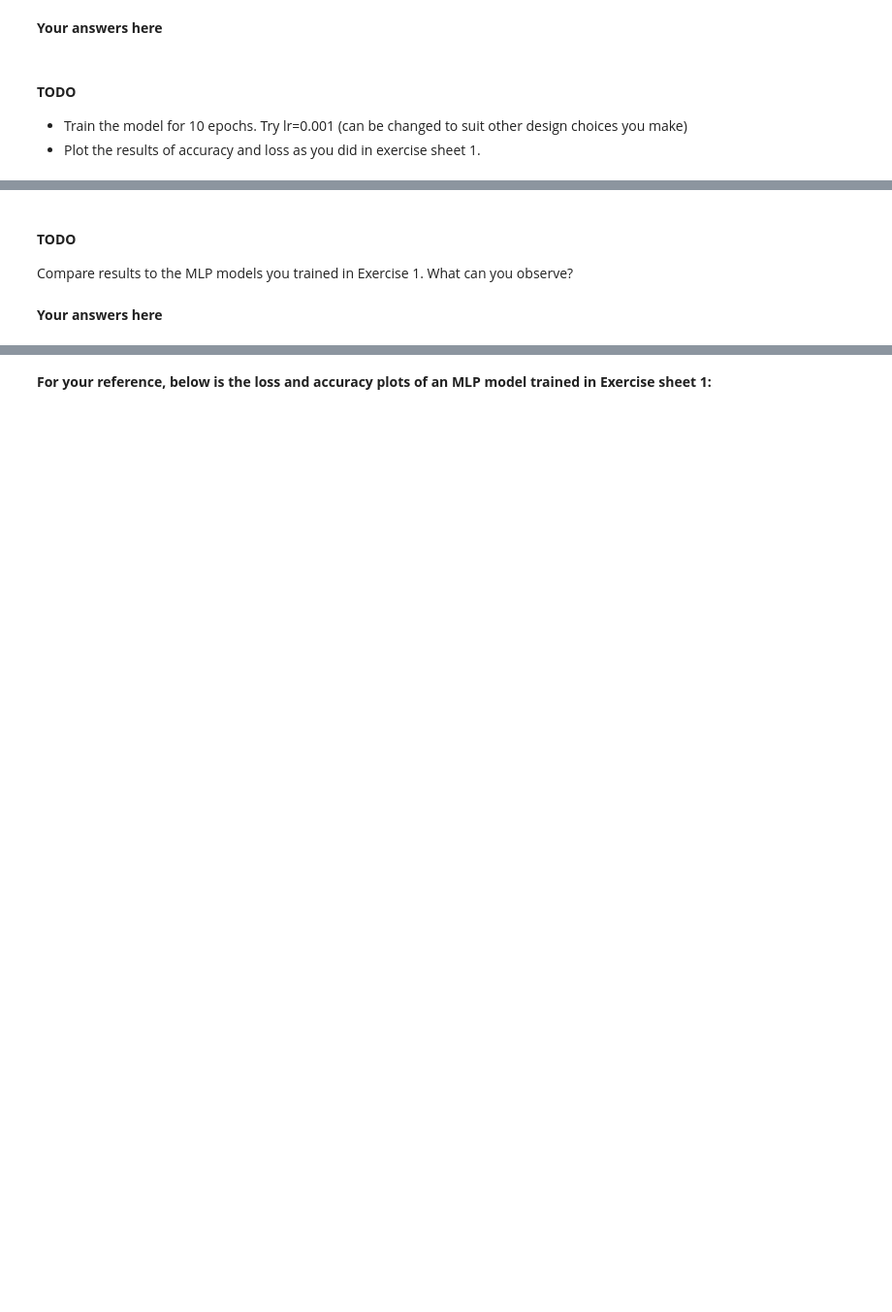
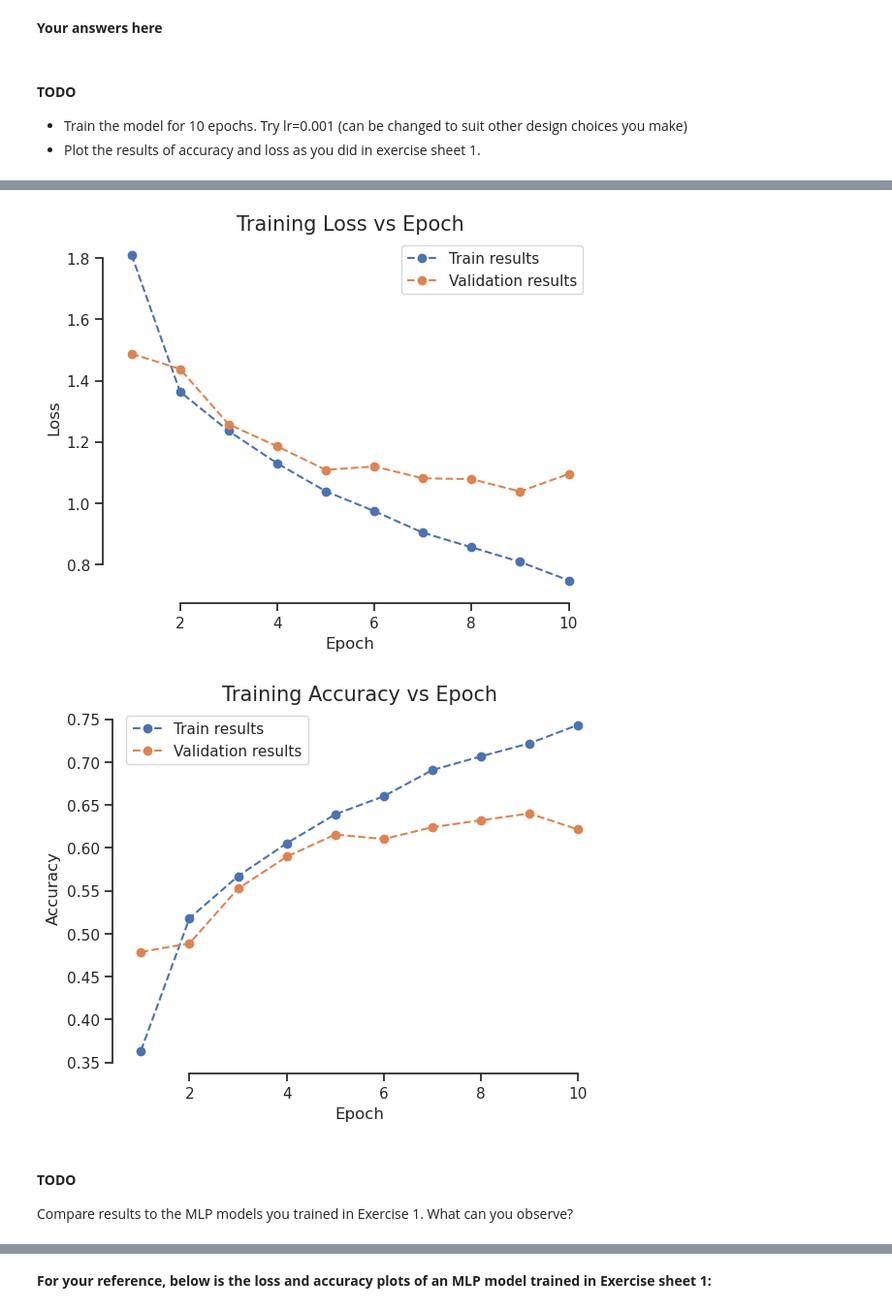
Before and after one commit to lhahner/deep-learning-computer-vision-exercises-wise-25, a Jupyter notebook: Ex2_2025.ipynb, the cells around one changed output, grey strips where cells are left out. Shown: that part at 97% size. Saved outputs shown, nothing was run; the diff lists cells and outputs as text; code cells hidden in the pictures; blank space fills up the shorter version.

```diff
--- a/Ex2_2025.ipynb
+++ b/Ex2_2025.ipynb
@@ -111,3 +118,4 @@ Then, setup.py should be added to your workspace and you can import it as usual
 Call the functions of `setup.py` to instantiate the train-, test- and validation CIFAR10 datasets along with their dataloaders.
 # %%
 # TODO: Define device
+device = s.get_device()
@@ -116,3 +127,6 @@ data_dir = Path(project_path, "data", "Ex1")
 batch_size = 512
 
 # TODO: Grab data, generate split and initialize data loaders
+trainset, testset = s.grab_data(data_dir)
+trainset, valset = s.generate_train_val_data_split(trainset)
+trainloader, valloader, testloader = s.init_data_loaders(trainset, valset, testset)
@@ -121,6 +139,7 @@ batch_size = 512
 Define the loss function. We use the cross entropy loss again.
 # %%
 # TODO: Define loss function
+loss_fn = nn.CrossEntropyLoss()
 # %% [markdown]
 ## 3. Simple 1-layer CNN model
 # %% [markdown]
@@ -158,0 +205,11 @@ Define a sequential model with following structure:
+# %%
+# TODO: Train and plot
+model = CNN()
+model.to(device)
+
+num_epochs = 10
+lr=0.001
+optimizer = optim.Adam(model.parameters(), lr)
+
+trainloss, valloss, trainacc, valacc, confmat = s.run_training(model, optimizer, loss_fn, device,
+                                                      num_epochs, trainloader, valloader)
@@ -159,5 +219,19 @@ Define a sequential model with following structure:
+# %%
+s.plot(
+    title = "Training Loss vs Epoch",
+    label = "Loss",
+    train_results = trainloss,
+    val_results = valloss
+)
+s.plot(
+    title = "Training Accuracy vs Epoch",
+    label = "Accuracy",
+    train_results = trainacc,
+    val_results = valacc
+)
+# %% [output]
+[figure, added]
+[figure, added]
 # %% [markdown]
 #### **TODO**
 Compare results to the MLP models you trained in Exercise 1. What can you observe?
-# %% [markdown]
-**Your answers here**
```
Also changed, not shown: parts of 14 cells of this notebook.
